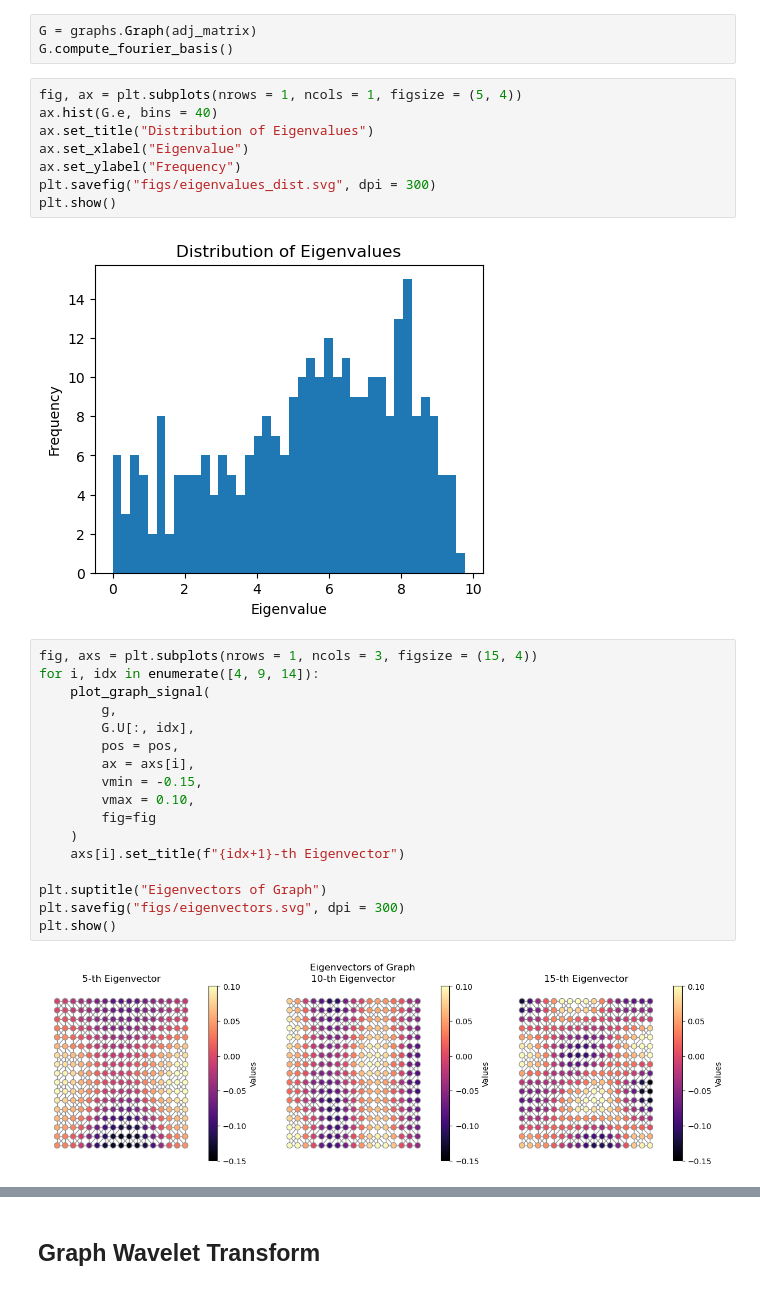
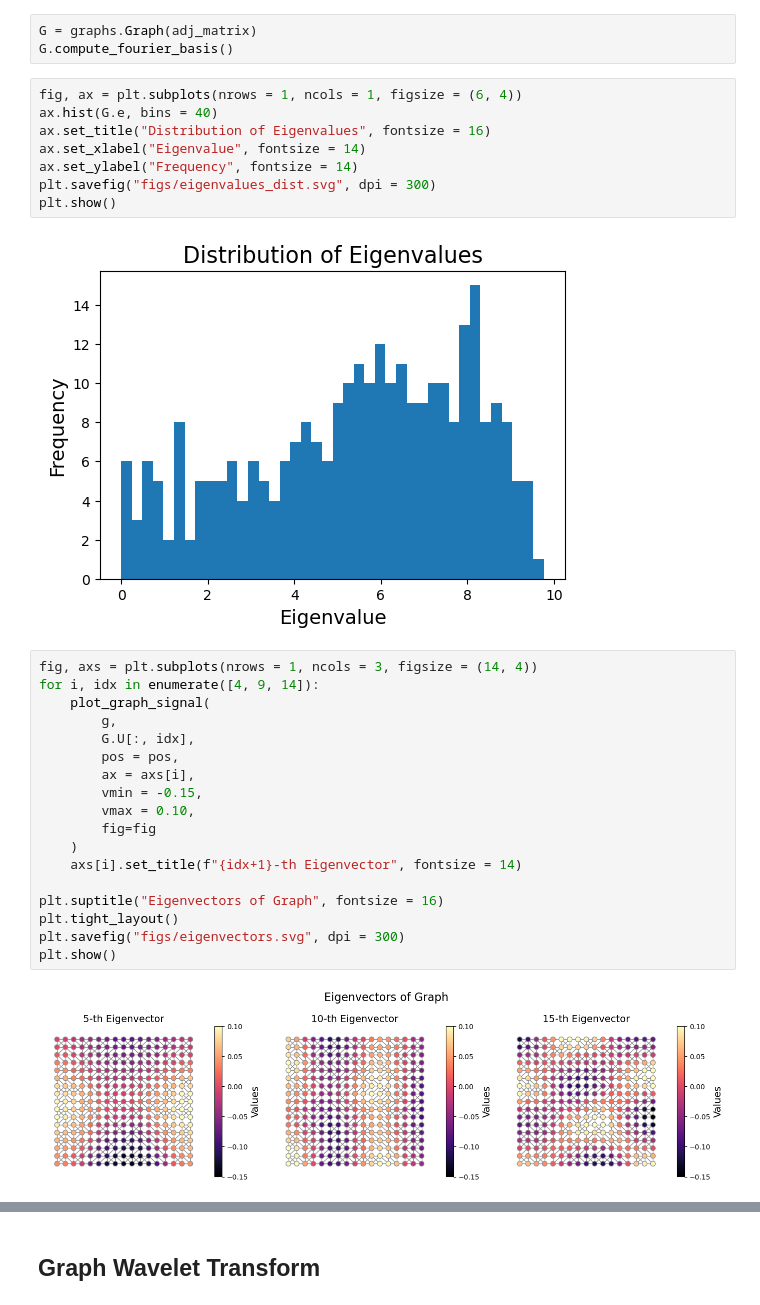
Before and after one commit to visual-ds/GraphWaveletTransform, a Jupyter notebook: example.ipynb, the cells around one changed output, grey strips where cells are left out. Cells and saved outputs as stored; diff of their text form.

```diff
--- a/example.ipynb
+++ b/example.ipynb
@@ -100,17 +102,17 @@ plt.savefig("figs/grid_graph.pdf", dpi = 300)
 G = graphs.Graph(adj_matrix)
 G.compute_fourier_basis()
 # %%
-fig, ax = plt.subplots(nrows = 1, ncols = 1, figsize = (5, 4))
+fig, ax = plt.subplots(nrows = 1, ncols = 1, figsize = (6, 4))
 ax.hist(G.e, bins = 40)
-ax.set_title("Distribution of Eigenvalues")
-ax.set_xlabel("Eigenvalue")
-ax.set_ylabel("Frequency")
+ax.set_title("Distribution of Eigenvalues", fontsize = 16)
+ax.set_xlabel("Eigenvalue", fontsize = 14)
+ax.set_ylabel("Frequency", fontsize = 14)
 plt.savefig("figs/eigenvalues_dist.svg", dpi = 300)
 plt.show()
 # %% [output]
-[figure, old version]
+[figure, new version]
 # %%
-fig, axs = plt.subplots(nrows = 1, ncols = 3, figsize = (15, 4))
+fig, axs = plt.subplots(nrows = 1, ncols = 3, figsize = (14, 4))
 for i, idx in enumerate([4, 9, 14]):
     plot_graph_signal(
         g,
@@ -121,13 +123,14 @@ for i, idx in enumerate([4, 9, 14]):
         vmax = 0.10,
         fig=fig
     )
-    axs[i].set_title(f"{idx+1}-th Eigenvector")
+    axs[i].set_title(f"{idx+1}-th Eigenvector", fontsize = 14)
 
-plt.suptitle("Eigenvectors of Graph")
+plt.suptitle("Eigenvectors of Graph", fontsize = 16)
+plt.tight_layout()
 plt.savefig("figs/eigenvectors.svg", dpi = 300)
 plt.show()
 # %% [output]
-[figure, old version]
+[figure, new version]
 # %%
 simple_signal = np.zeros((2, 17, 17))
 
```
Also changed, not shown: parts of 3 cells of this notebook.
